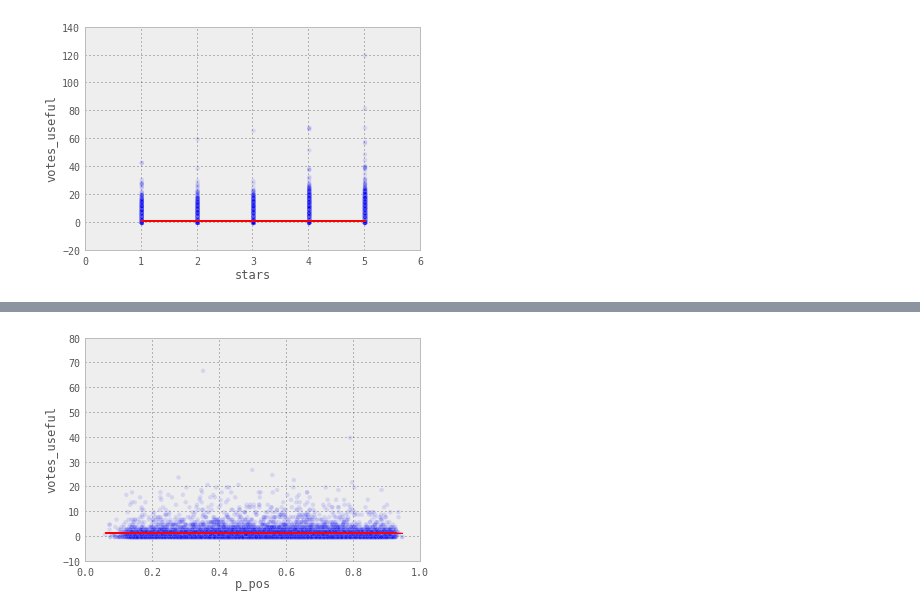
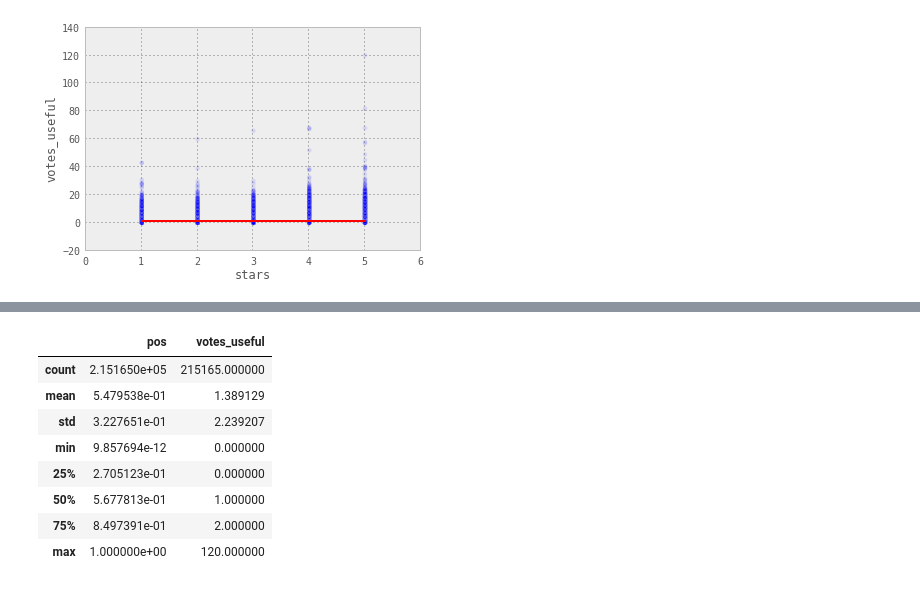
Before and after one commit to danielfrg/kaggle-yelp-recruiting-competition, a Jupyter notebook: src/explore-sentiment.ipynb, the cells around one changed output, grey strips where cells are left out. Drawn from its saved outputs; the diff is of its cells as text; code cells hidden in the pictures.

```diff
--- a/src/explore-sentiment.ipynb
+++ b/src/explore-sentiment.ipynb
@@ -54,2 +31,0 @@ train.plot('scatter', 'stars', 'votes_useful', reg=True, alpha=0.1)
-# %%
-train = train.frame
@@ -69,4 +31,0 @@ r.values[0][0], r2.values[0][0], r2.values[0][1], r.values[0][1]
-# %%
-train = train.join(sentiment_api, how='inner')
-# %%
-train = copper.Dataset(train)
@@ -82,4 +32,12 @@ train.metadata.tail()
-# %%
-train.plot('scatter', 'p_pos', 'votes_useful', reg=True, alpha=0.1)
-# %% [output]
-[figure, removed]
+# %%
+train[['pos', 'votes_useful']].describe()
+# %% [output]
+|  | pos | votes_useful |
+| count | 2.151650e+05 | 215165.000000 |
+| mean | 5.479538e-01 | 1.389129 |
+| std | 3.227651e-01 | 2.239207 |
+| min | 9.857694e-12 | 0.000000 |
+| 25% | 2.705123e-01 | 0.000000 |
+| 50% | 5.677813e-01 | 1.000000 |
+| 75% | 8.497391e-01 | 2.000000 |
+| max | 1.000000e+00 | 120.000000 |
```
Also changed, not shown: parts of 7 cells of this notebook, 2 other files.
